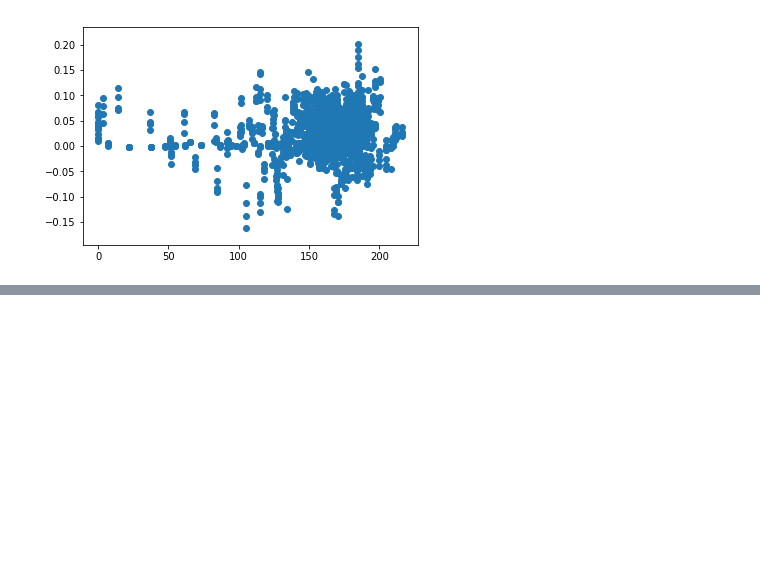
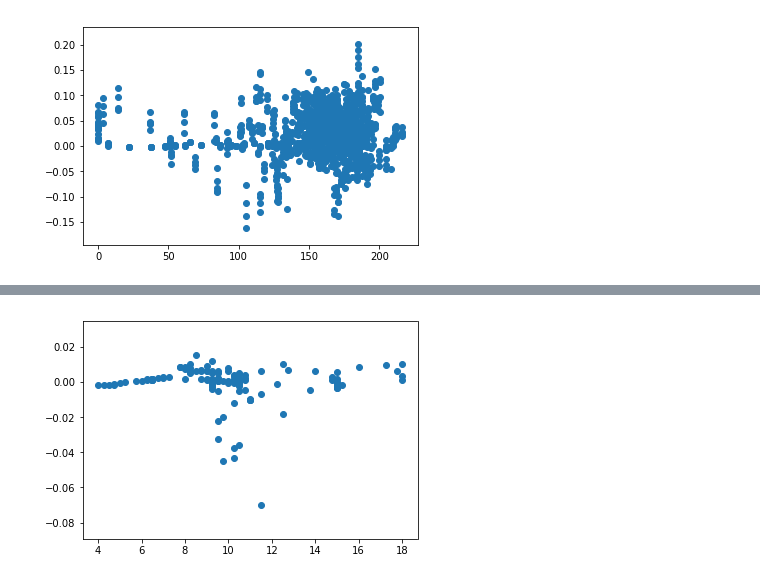
Before and after one commit to spdowl135/Economic-Allocation-Model, a Jupyter notebook: EAM.ipynb, the cells around one changed output, grey strips where cells are left out. Cells and saved outputs as stored; diff of their text form; code cells hidden in the pictures; blank space fills up the shorter version.

```diff
--- a/EAM.ipynb
+++ b/EAM.ipynb
@@ -210,0 +238,5 @@ plt.show()
+# %%
+plt.scatter(newdf['MA Adj'], newdf['13 Week Portfolio Return'])
+plt.show()
+# %% [output]
+[figure, added]
```
Also changed, not shown: parts of 9 cells of this notebook.
